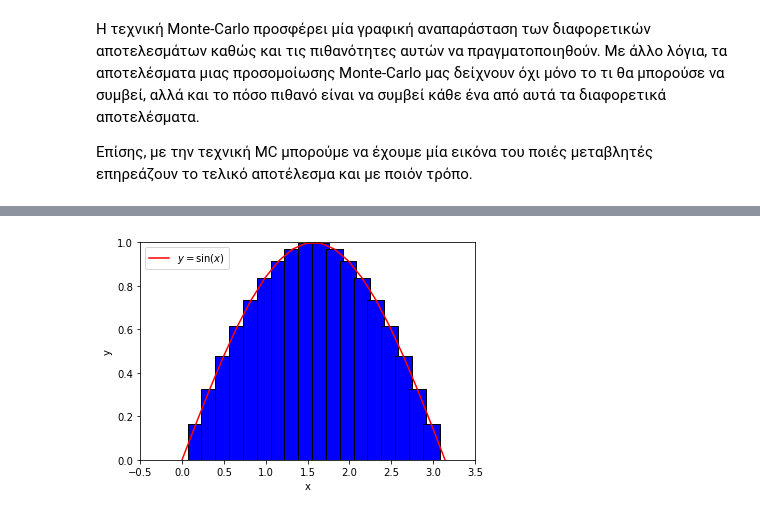
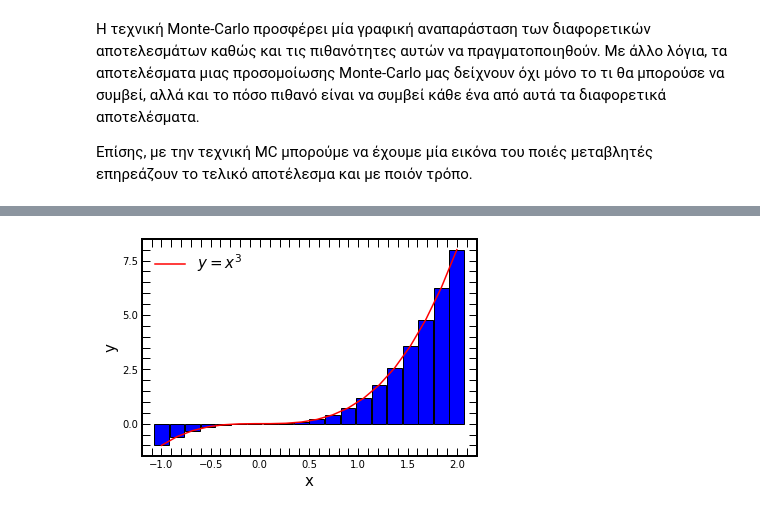
Before and after one commit to schanlar/python-UoC, a Jupyter notebook: 03.Data_Visualization/04_solutions.ipynb, the cells around one changed output, grey strips where cells are left out. Saved outputs shown, nothing was run; the diff lists cells and outputs as text; code cells hidden in the pictures.

```diff
--- a/03.Data_Visualization/04_solutions.ipynb
+++ b/03.Data_Visualization/04_solutions.ipynb
@@ -354,15 +358,0 @@ _ = plt.legend(loc='upper left')
-# %%
-# For n = 20
-plt.xlabel('x')
-plt.ylabel('y')
-
-plt.ylim([0.0, 1.0])
-plt.xlim(-0.5, 3.5)
-
-_ = plt.bar(x2, np.sin(x2), width=0.2, color='b', edgecolor='k', linewidth=1.0)
-_ = plt.plot(x2, np.sin(x2), color='r', label = r'$y = \sin(x)$')
-
-_ = plt.legend(loc='upper left')
-# plt.savefig('sin.png', dpi=300, bbox_inches='tight')
-# %% [output]
-[figure, removed]
@@ -368,0 +362,32 @@ _ = plt.legend(loc='upper left')
+# %%
+fig, ax = plt.subplots()
+
+# Prepare the basic canvas
+# -------
+ax.tick_params(direction='in', which='major', axis='both', length=8, width=1, top=True, right=True)
+ax.tick_params(direction='in', which='minor', axis='both', length=8, width=1, top=True, right=True)
+ax.xaxis.set_major_locator(plt.MaxNLocator(7))
+ax.xaxis.set_minor_locator(AutoMinorLocator())
+ax.yaxis.set_major_locator(plt.MaxNLocator(4))
+ax.yaxis.set_minor_locator(AutoMinorLocator())
+
+# Change the linewidth of all axes without changing the rcParams global dictionary
+for axis in ['top','bottom','left','right']:
+    ax.spines[axis].set_linewidth(2)
+# -------
+
+# Plot parameters for the specific plot
+# -------
+ax.set_xlabel('x', size=15)
+ax.set_ylabel('y', size=15)
+
+ax.set_xlim([-1.2, 2.2])
+ax.set_ylim([-1.5, 8.5])
+
+
+_ = ax.bar(x1, x1**3, width=0.15, color='b', edgecolor='k', linewidth=1.0)
+_ = ax.plot(x1, x1**3, color='r', label = r'$y = x^3$')
+
+_ = ax.legend(loc='upper left', prop={'size': 15}, frameon=False)
+# %% [output]
+[figure, added]
```
Also changed, not shown: parts of 14 cells of this notebook, 1 other file.
